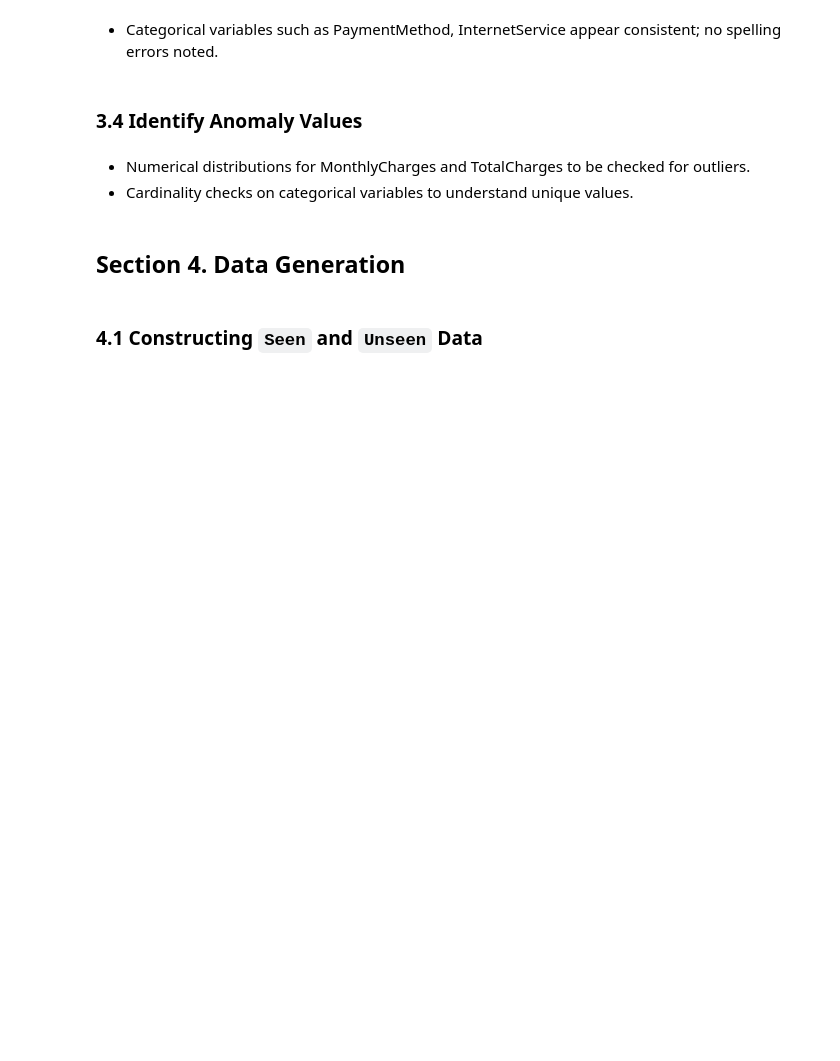
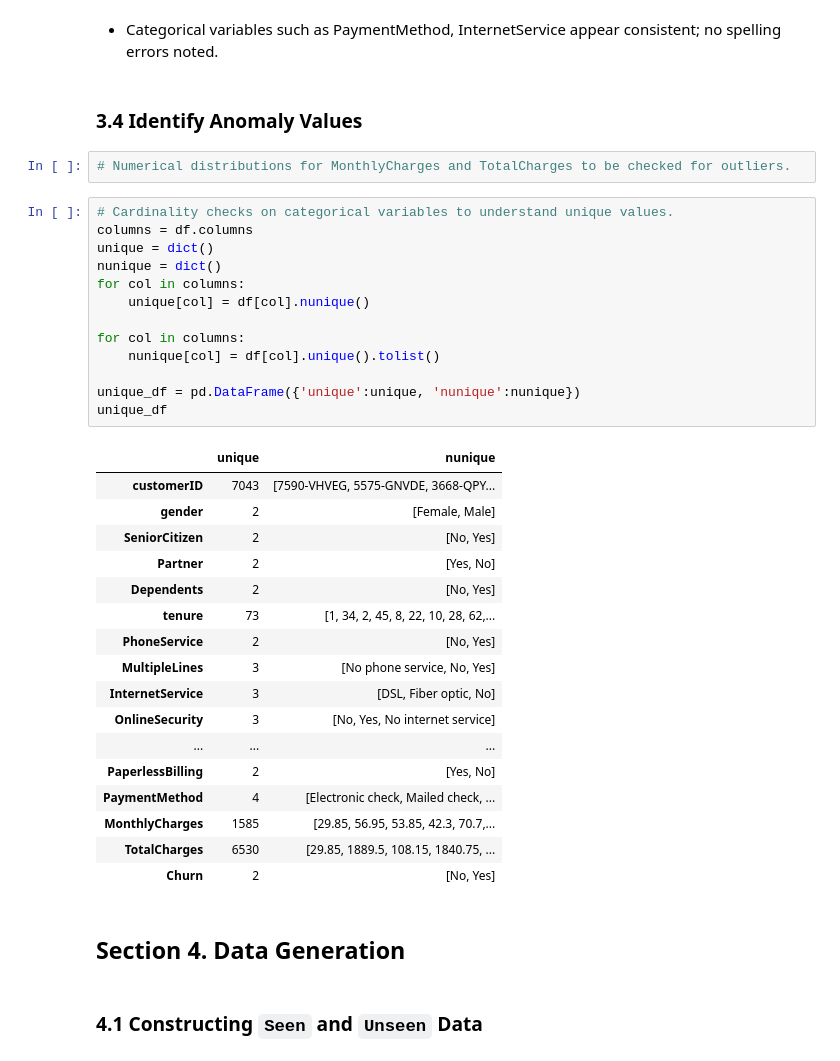
Before and after one commit to hansdarmawann/telco-churn, a Jupyter notebook: notebooks/1.0-hdr-inital-notebook.ipynb, the cells around one changed output. Drawn from its saved outputs; the diff is of its cells as text; blank space fills up the shorter version.

```diff
--- a/notebooks/1.0-hdr-inital-notebook.ipynb
+++ b/notebooks/1.0-hdr-inital-notebook.ipynb
@@ -179,9 +212,39 @@ df.duplicated().sum()
 - Categorical variables such as PaymentMethod, InternetService appear consistent; no spelling errors noted.
 # %% [markdown]
 ### **3.4 Identify Anomaly Values**
-# %% [markdown]
-- Numerical distributions for MonthlyCharges and TotalCharges to be checked for outliers.
-- Cardinality checks on categorical variables to understand unique values.
+# %%
+# Numerical distributions for MonthlyCharges and TotalCharges to be checked for outliers.
+# %%
+# Cardinality checks on categorical variables to understand unique values.
+columns = df.columns
+unique = dict()
+nunique = dict()
+for col in columns:
+    unique[col] = df[col].nunique()
+
+for col in columns:
+    nunique[col] = df[col].unique().tolist()
+
+unique_df = pd.DataFrame({'unique':unique, 'nunique':nunique})
+unique_df
+# %% [output]
+|  | unique | nunique |
+| customerID | 7043 | [7590-VHVEG, 5575-GNVDE, 3668-QPY... |
+| gender | 2 | [Female, Male] |
+| SeniorCitizen | 2 | [No, Yes] |
+| Partner | 2 | [Yes, No] |
+| Dependents | 2 | [No, Yes] |
+| tenure | 73 | [1, 34, 2, 45, 8, 22, 10, 28, 62,... |
+| PhoneService | 2 | [No, Yes] |
+| MultipleLines | 3 | [No phone service, No, Yes] |
+| InternetService | 3 | [DSL, Fiber optic, No] |
+| OnlineSecurity | 3 | [No, Yes, No internet service] |
+| ... | ... | ... |
+| PaperlessBilling | 2 | [Yes, No] |
+| PaymentMethod | 4 | [Electronic check, Mailed check, ... |
+| MonthlyCharges | 1585 | [29.85, 56.95, 53.85, 42.3, 70.7,... |
+| TotalCharges | 6530 | [29.85, 1889.5, 108.15, 1840.75, ... |
+| Churn | 2 | [No, Yes] |
 # %% [markdown]
 ## **Section 4. Data Generation**
 # %% [markdown]
```
Also changed, not shown: parts of 8 cells of this notebook.
